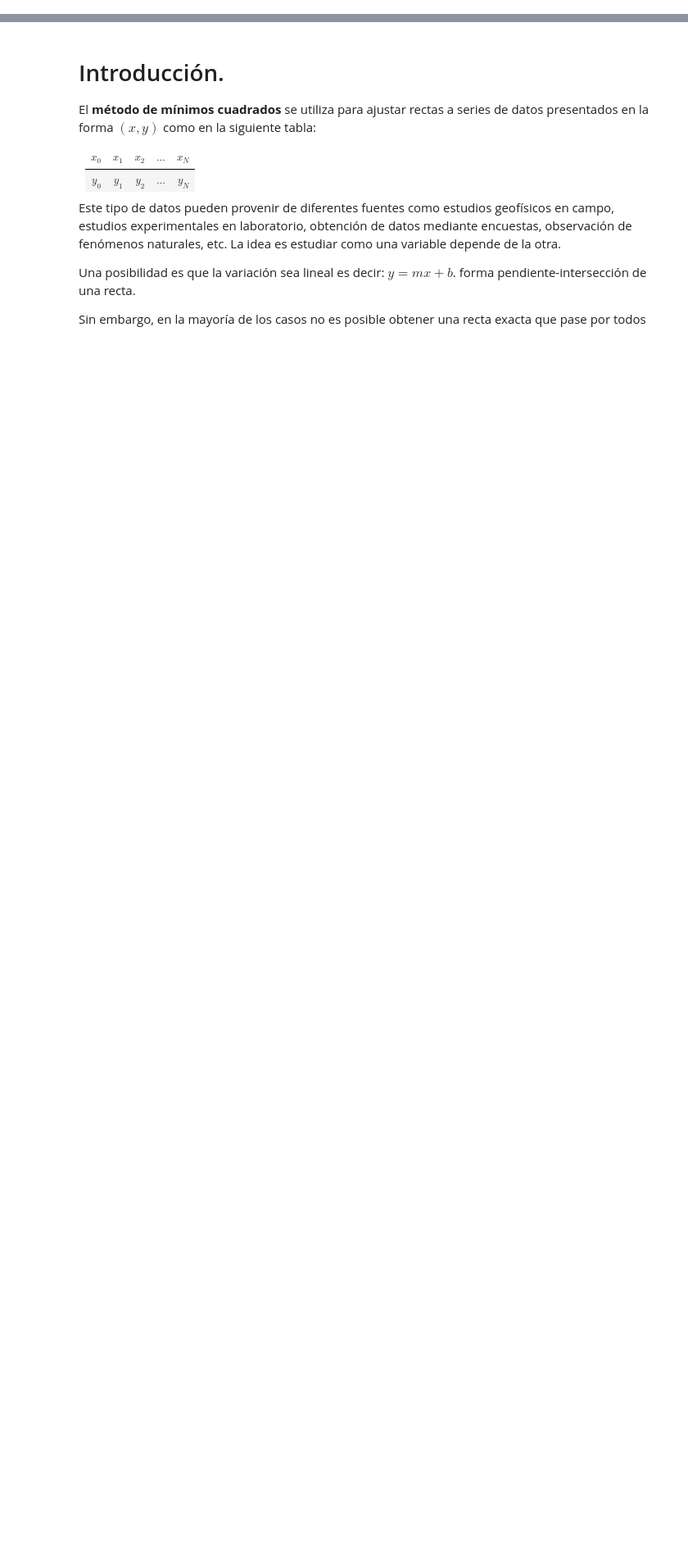
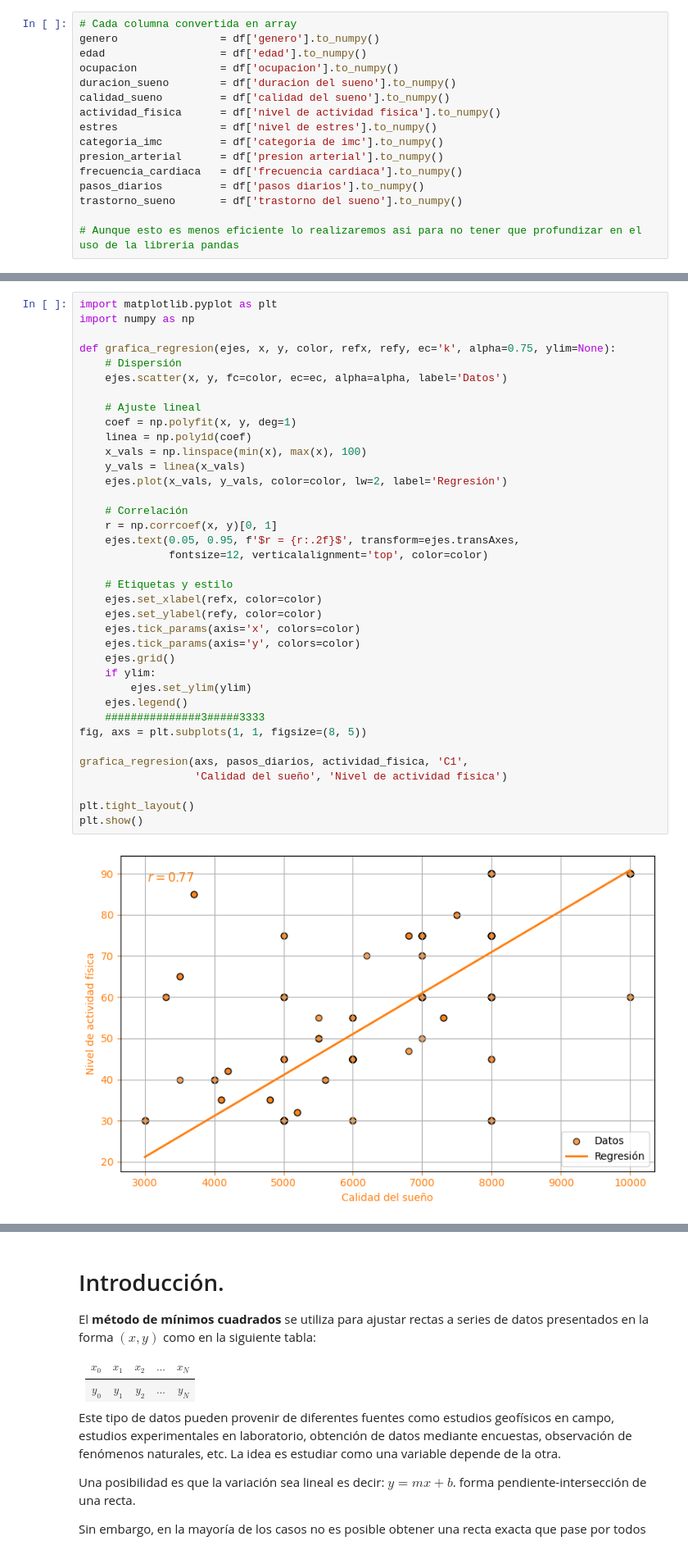
Before and after one commit to IrvinGranillo5/linear-regression, a Jupyter notebook: correlacion.ipynb, the cells around one changed output, grey strips where cells are left out. Shown: that part at 82% size. Drawn from its saved outputs; the diff is of its cells as text; blank space fills up the shorter version.

```diff
--- a/correlacion.ipynb
+++ b/correlacion.ipynb
@@ -0,0 +89,16 @@
+# %%
+# Cada columna convertida en array
+genero                = df['genero'].to_numpy()
+edad                  = df['edad'].to_numpy()
+ocupacion             = df['ocupacion'].to_numpy()
+duracion_sueno        = df['duracion del sueno'].to_numpy()
+calidad_sueno         = df['calidad del sueno'].to_numpy()
+actividad_fisica      = df['nivel de actividad fisica'].to_numpy()
+estres                = df['nivel de estres'].to_numpy()
+categoria_imc         = df['categoria de imc'].to_numpy()
+presion_arterial      = df['presion arterial'].to_numpy()
+frecuencia_cardiaca   = df['frecuencia cardiaca'].to_numpy()
+pasos_diarios         = df['pasos diarios'].to_numpy()
+trastorno_sueno       = df['trastorno del sueno'].to_numpy()
+
+# Aunque esto es menos eficiente lo realizaremos asi para no tener que profundizar en el uso de la libreria pandas
@@ -1,3 +109,42 @@
+# %%
+import matplotlib.pyplot as plt
+import numpy as np
+
+def grafica_regresion(ejes, x, y, color, refx, refy, ec='k', alpha=0.75, ylim=None):
+    # Dispersión
+    ejes.scatter(x, y, fc=color, ec=ec, alpha=alpha, label='Datos')
+
+    # Ajuste lineal
+    coef = np.polyfit(x, y, deg=1)
+    linea = np.poly1d(coef)
+    x_vals = np.linspace(min(x), max(x), 100)
+    y_vals = linea(x_vals)
+    ejes.plot(x_vals, y_vals, color=color, lw=2, label='Regresión')
+
+    # Correlación
+    r = np.corrcoef(x, y)[0, 1]
+    ejes.text(0.05, 0.95, f'$r = {r:.2f}$', transform=ejes.transAxes,
+              fontsize=12, verticalalignment='top', color=color)
+
+    # Etiquetas y estilo
+    ejes.set_xlabel(refx, color=color)
+    ejes.set_ylabel(refy, color=color)
+    ejes.tick_params(axis='x', colors=color)
+    ejes.tick_params(axis='y', colors=color)
+    ejes.grid()
+    if ylim:
+        ejes.set_ylim(ylim)
+    ejes.legend()
+    ###############3#####3333
+fig, axs = plt.subplots(1, 1, figsize=(8, 5))
+
+grafica_regresion(axs, pasos_diarios, actividad_fisica, 'C1',
+                  'Calidad del sueño', 'Nivel de actividad física')
+
+plt.tight_layout()
+plt.show()
+# %% [output]
+[figure, added]
 # %% [markdown]
 # Quizz 2. Mínimos Cuadrados
 
```
Also changed, not shown: parts of 8 cells of this notebook, 1 other file.
